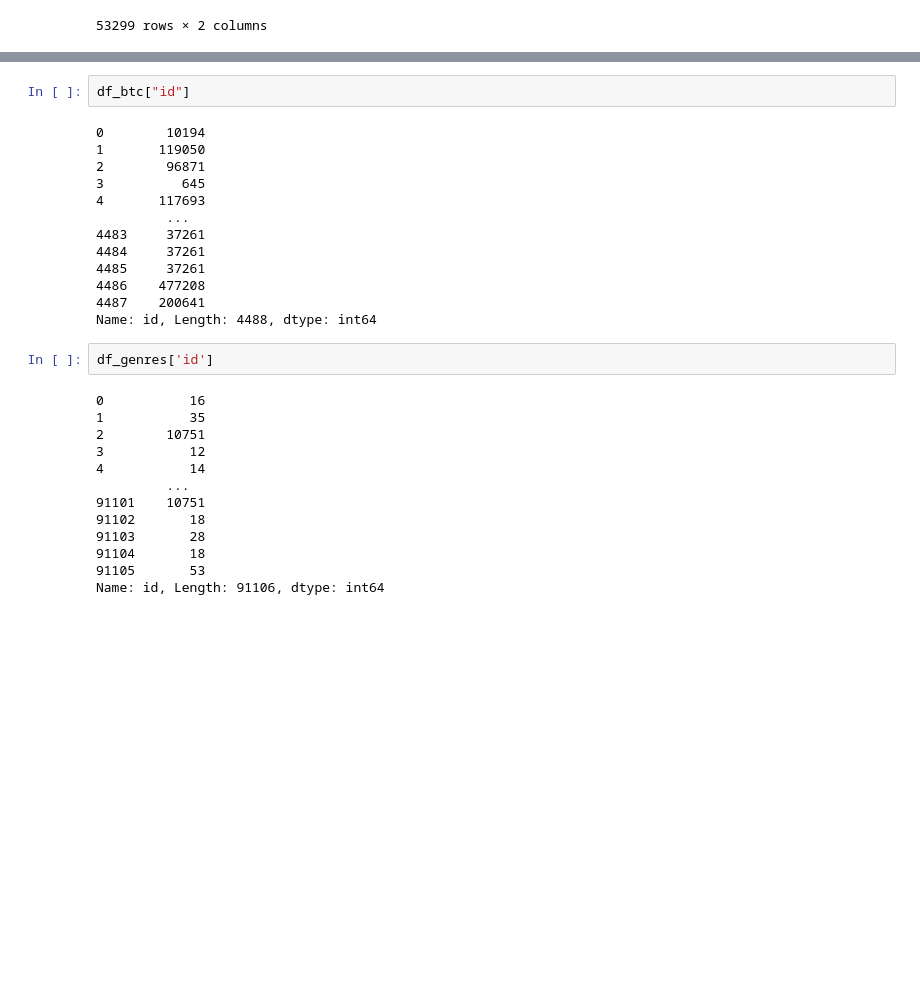
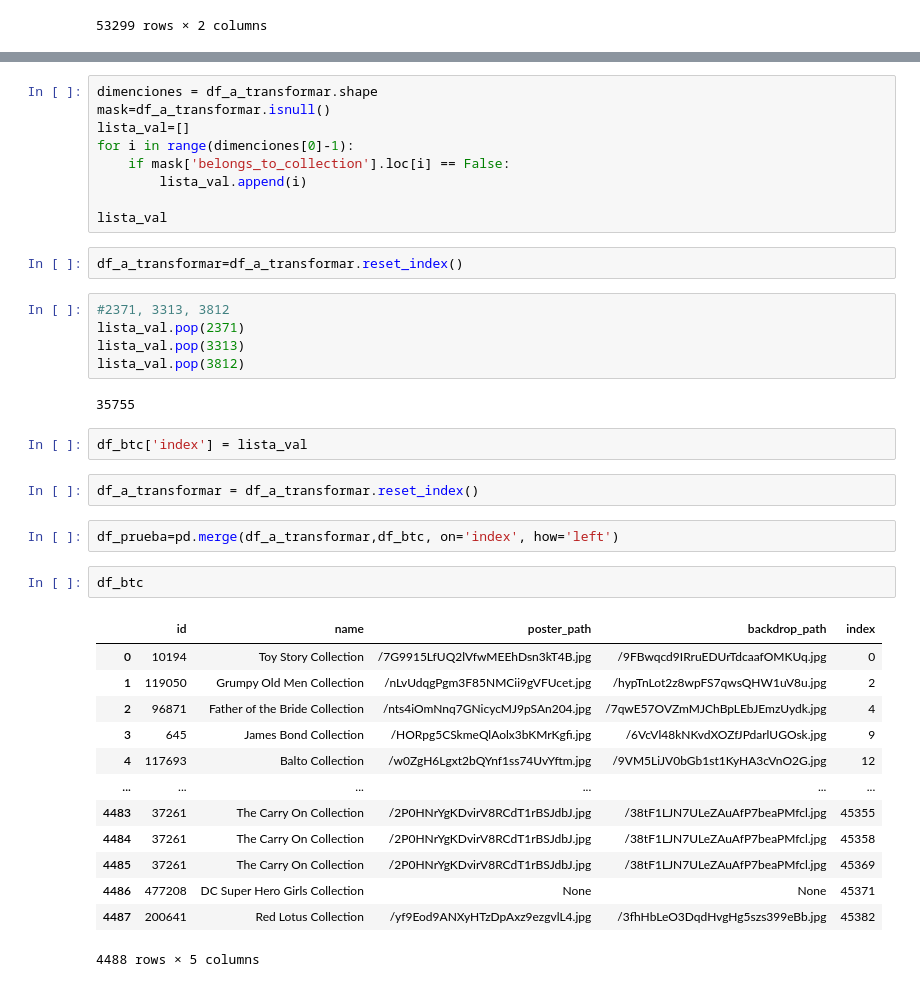
Before and after one commit to Nahuel404/PI_ML_3, a Jupyter notebook: Transformaciones.ipynb, the cells around one changed output, grey strips where cells are left out. Drawn from its saved outputs; the diff is of its cells as text; blank space fills up the shorter version.

```diff
--- a/Transformaciones.ipynb
+++ b/Transformaciones.ipynb
@@ -372,30 +353,40 @@ df_interseccion
+# %%
+dimenciones = df_a_transformar.shape
+mask=df_a_transformar.isnull()
+lista_val=[]
+for i in range(dimenciones[0]-1):
+    if mask['belongs_to_collection'].loc[i] == False:
+        lista_val.append(i)
+
+lista_val
+# %%
+df_a_transformar=df_a_transformar.reset_index()
+# %%
+#2371, 3313, 3812
+lista_val.pop(2371)
+lista_val.pop(3313)
+lista_val.pop(3812)
+# %% [output]
+35755
+# %%
+df_btc['index'] = lista_val
+# %%
+df_a_transformar = df_a_transformar.reset_index()
+# %%
+df_prueba=pd.merge(df_a_transformar,df_btc, on='index', how='left')
 # %%
-df_btc["id"]
+df_btc
 # %% [output]
+|  | id | name | poster_path | backdrop_path | index |
+| 0 | 10194 | Toy Story Collection | /7G9915LfUQ2lVfwMEEhDsn3kT4B.jpg | /9FBwqcd9IRruEDUrTdcaafOMKUq.jpg | 0 |
+| 1 | 119050 | Grumpy Old Men Collection | /nLvUdqgPgm3F85NMCii9gVFUcet.jpg | /hypTnLot2z8wpFS7qwsQHW1uV8u.jpg | 2 |
+| 2 | 96871 | Father of the Bride Collection | /nts4iOmNnq7GNicycMJ9pSAn204.jpg | /7qwE57OVZmMJChBpLEbJEmzUydk.jpg | 4 |
+| 3 | 645 | James Bond Collection | /HORpg5CSkmeQlAolx3bKMrKgfi.jpg | /6VcVl48kNKvdXOZfJPdarlUGOsk.jpg | 9 |
+| 4 | 117693 | Balto Collection | /w0ZgH6Lgxt2bQYnf1ss74UvYftm.jpg | /9VM5LiJV0bGb1st1KyHA3cVnO2G.jpg | 12 |
+| ... | ... | ... | ... | ... | ... |
+| 4483 | 37261 | The Carry On Collection | /2P0HNrYgKDvirV8RCdT1rBSJdbJ.jpg | /38tF1LJN7ULeZAuAfP7beaPMfcl.jpg | 45355 |
+| 4484 | 37261 | The Carry On Collection | /2P0HNrYgKDvirV8RCdT1rBSJdbJ.jpg | /38tF1LJN7ULeZAuAfP7beaPMfcl.jpg | 45358 |
+| 4485 | 37261 | The Carry On Collection | /2P0HNrYgKDvirV8RCdT1rBSJdbJ.jpg | /38tF1LJN7ULeZAuAfP7beaPMfcl.jpg | 45369 |
+| 4486 | 477208 | DC Super Hero Girls Collection | None | None | 45371 |
+| 4487 | 200641 | Red Lotus Collection | /yf9Eod9ANXyHTzDpAxz9ezgvlL4.jpg | /3fhHbLeO3DqdHvgHg5szs399eBb.jpg | 45382 |
-0        10194
-1       119050
-2        96871
-3          645
-4       117693
-         ...
-4483     37261
-4484     37261
-4485     37261
-4486    477208
-4487    200641
-Name: id, Length: 4488, dtype: int64
+4488 rows × 5 columns
-# %%
-df_genres['id']
-# %% [output]
-0           16
-1           35
-2        10751
-3           12
-4           14
-         ...
-91101    10751
-91102       18
-91103       28
-91104       18
-91105       53
-Name: id, Length: 91106, dtype: int64
```
Also changed, not shown: parts of 17 cells of this notebook.
